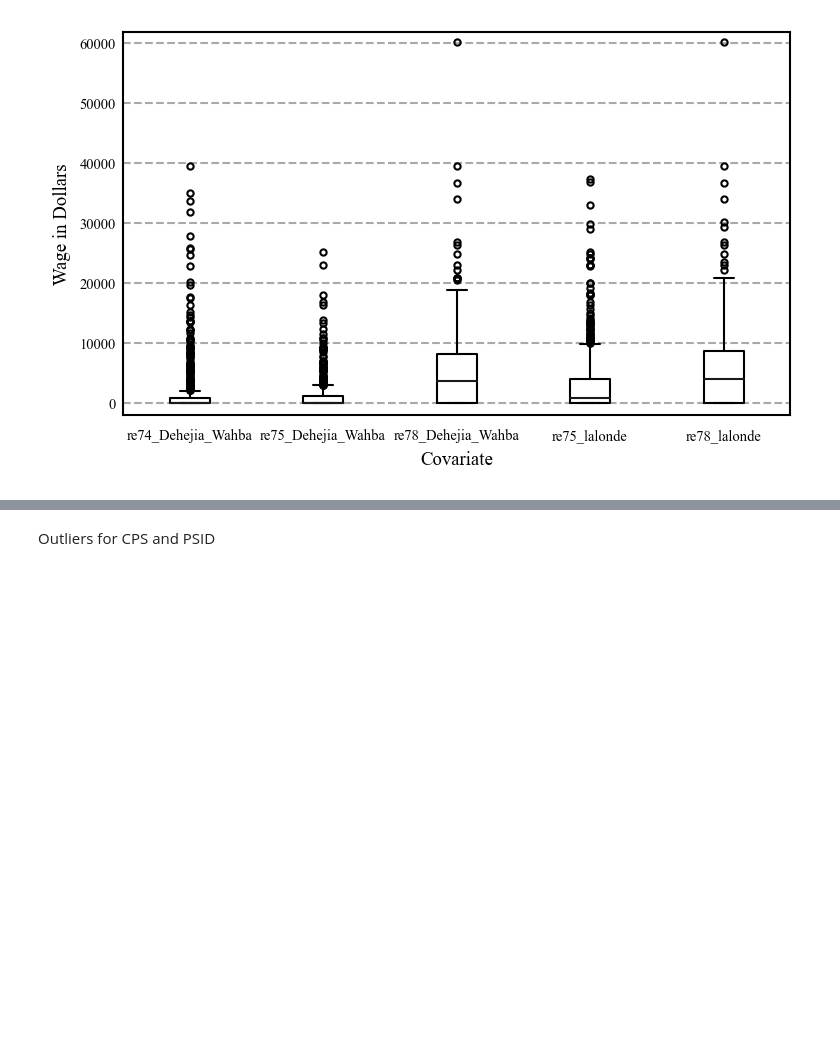
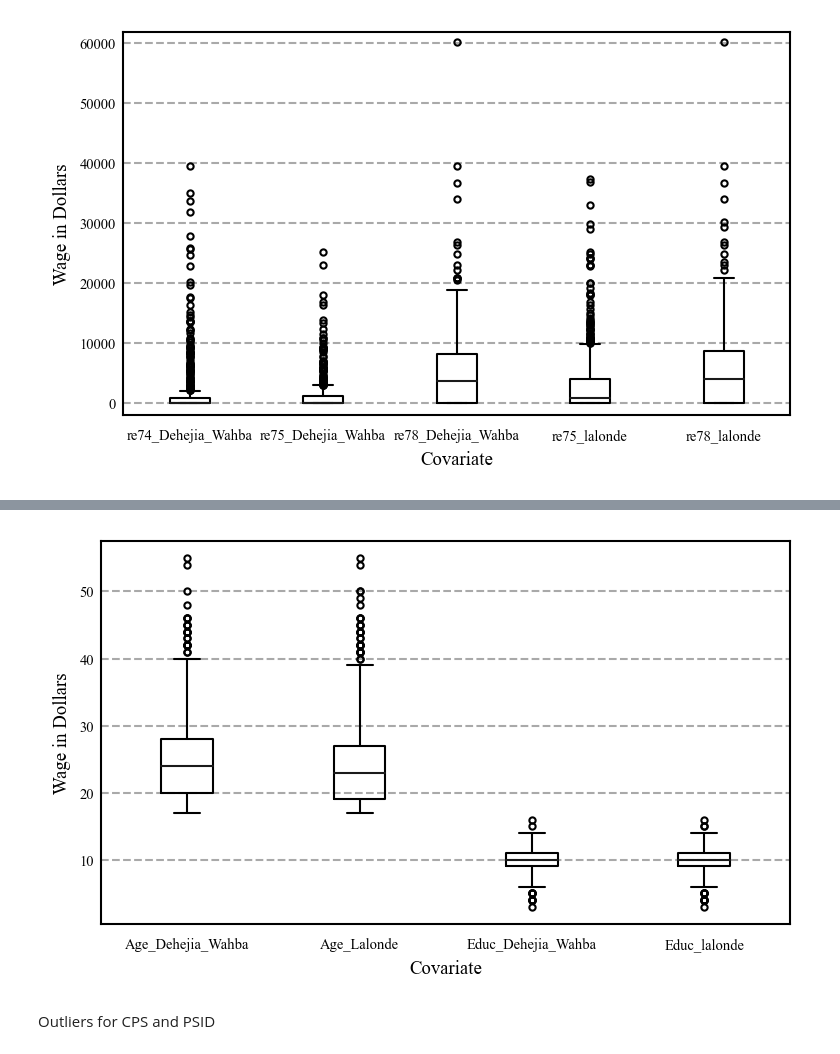
Before and after one commit to MawuliAgamah/ml-propensity-score-matching, a Jupyter notebook: Jupyter notebooks/lalonde.ipynb, the cells around one changed output, grey strips where cells are left out. Saved outputs shown, nothing was run; the diff lists cells and outputs as text; code cells hidden in the pictures; blank space fills up the shorter version.

```diff
--- a/Jupyter notebooks/lalonde.ipynb
+++ b/Jupyter notebooks/lalonde.ipynb
@@ -476,3 +418,62 @@ plt.show()
+# %%
+fig, ax = plt.subplots(figsize=(5, 3))
+
+# Neat formatting for plots
+plt.rcParams.update({"figure.dpi": 150})
+plt.rcParams.update(bundles.neurips2022())
+plt.rcParams.update(fonts.neurips2022())
+plt.rcParams.update(axes.tick_direction( y="in"))
+plt.rcParams.update(axes.color(base="black"))
+plt.rcParams.update(figsizes.neurips2022(nrows=1, ncols=4))
+plt.rcParams.update(fontsizes.neurips2022())
+
+ax.set_facecolor('white')
+# Set boarder colour
+for spine in ax.spines:
+    ax.spines[spine].set_color('black')
+    ax.spines[spine].set_linewidth(1)
+
+ax.grid(color='darkgrey', axis='y', linestyle='--', linewidth=1, alpha=1)
+ax.grid(color='white', axis='x')
+
+# Cusotmise median line
+medianprops = dict(linestyle='-', linewidth = 1, color='k')
+boxprops = dict(linewidth = 1)
+whiskerprops = dict(linewidth = 1)
+capprops = dict(linewidth = 1)
+
+flierprops = {'marker': 'o', 'markersize': 3,'linewidth':1}
+
+
+Age_dej = nswre74['age']
+Educ_dej = nswre74['education']
+
+Age_lalonde = nsw['age']
+Educ_lalonde = nsw['education']
+
+ax.boxplot([Age_dej,Age_lalonde,Educ_dej,Educ_lalonde],
+            medianprops=medianprops,
+            boxprops = boxprops,
+            whiskerprops=whiskerprops,
+            capprops = capprops ,
+            flierprops = flierprops,
+            widths=0.3)
+
+#ax.set_xlim(0.5,5.5)
+#ax.set_ylim(-2000,62000)
+
+plt.xticks([1,2,3,4],['Age_Dehejia_Wahba', 'Age_Lalonde','Educ_Dehejia_Wahba','Educ_lalonde'])
+
+
+ax.set_xlabel('Covariate')
+
+ax.set_ylabel('Wage in Dollars')
+
+plt.savefig('/Users/mawuliagamah/gitprojects/causal_inference/causal_inference/Jupyter notebooks/lalonde_notebook_plots/fig2_age_educ_boxplots.png', bbox_inches='tight')
+
+plt.show()
+# %% [output]
+[figure, added]
 # %% [markdown]
 <p> Outliers for CPS and PSID </p>
 # %%
```
Also changed, not shown: parts of 34 cells of this notebook, 3 other files.
